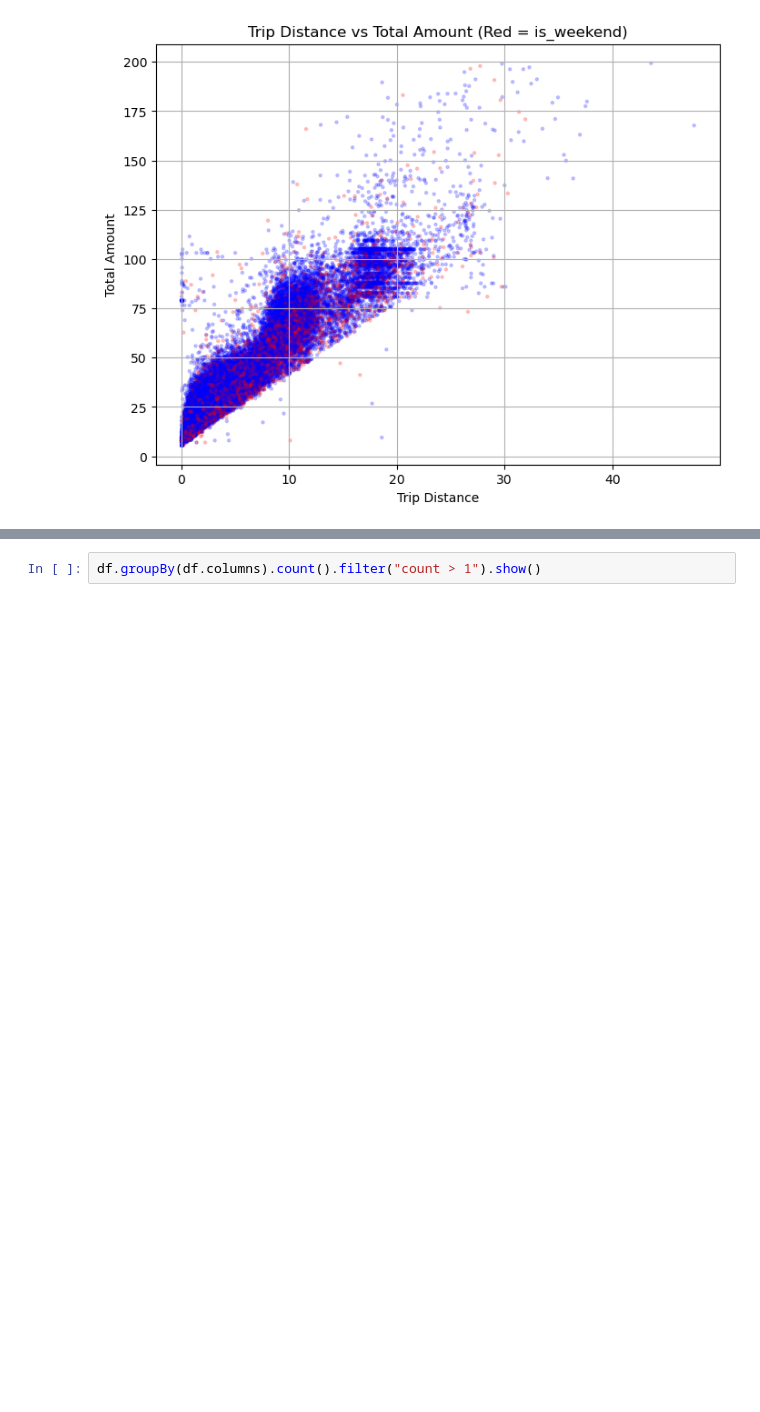
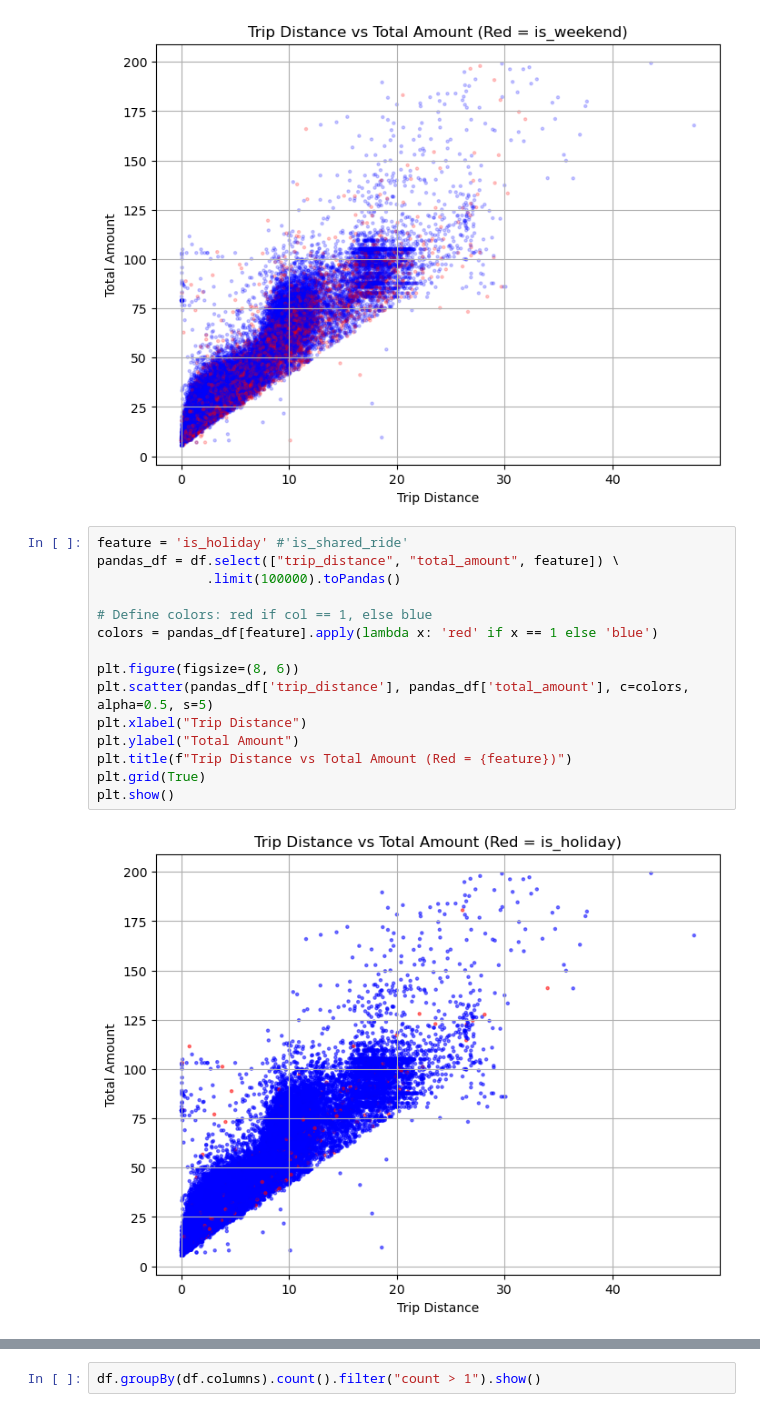
Before and after one commit to rafabernard0/BDA_PROJECT, a Jupyter notebook: VILMA/price_prediction.ipynb, the cells around one changed output, grey strips where cells are left out. Saved outputs shown, nothing was run; the diff lists cells and outputs as text; blank space fills up the shorter version.

```diff
--- a/VILMA/price_prediction.ipynb
+++ b/VILMA/price_prediction.ipynb
@@ -236,3 +264,20 @@ plt.grid(True)
 plt.show()
 # %% [output]
 [figure]
+# %%
+feature = 'is_holiday' #'is_shared_ride'
+pandas_df = df.select(["trip_distance", "total_amount", feature]) \
+              .limit(100000).toPandas()
+
+# Define colors: red if col == 1, else blue
+colors = pandas_df[feature].apply(lambda x: 'red' if x == 1 else 'blue')
+
+plt.figure(figsize=(8, 6))
+plt.scatter(pandas_df['trip_distance'], pandas_df['total_amount'], c=colors, alpha=0.5, s=5)
+plt.xlabel("Trip Distance")
+plt.ylabel("Total Amount")
+plt.title(f"Trip Distance vs Total Amount (Red = {feature})")
+plt.grid(True)
+plt.show()
+# %% [output]
+[figure, added]
```
Also changed, not shown: parts of 26 cells of this notebook.
